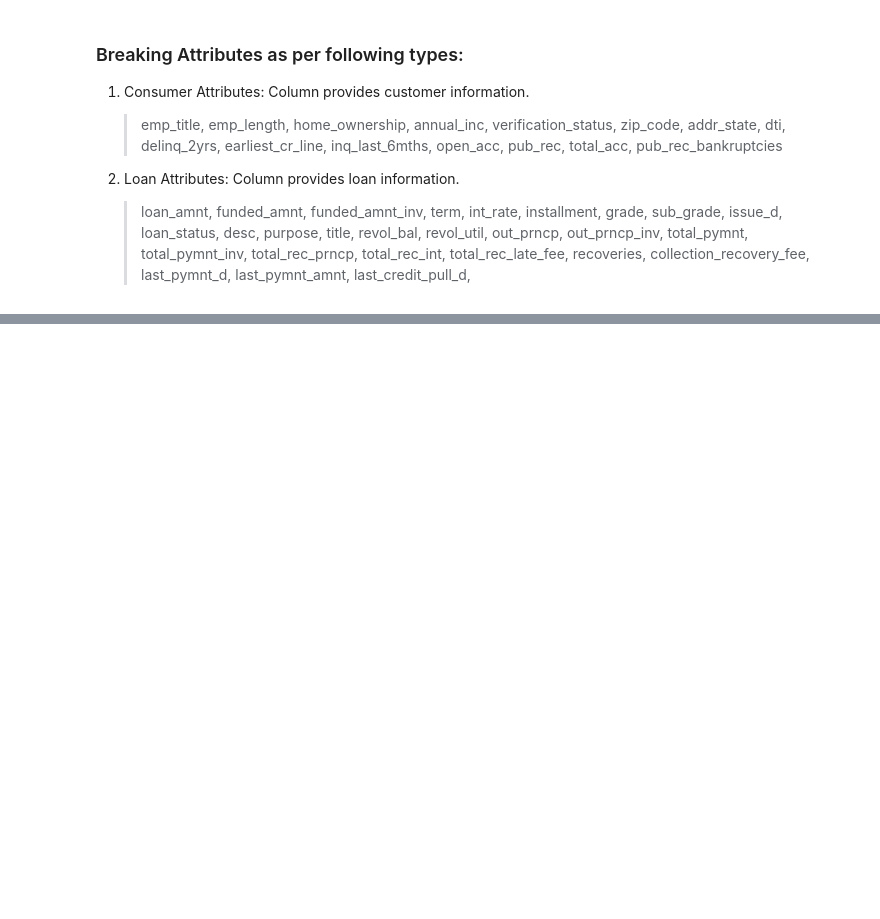
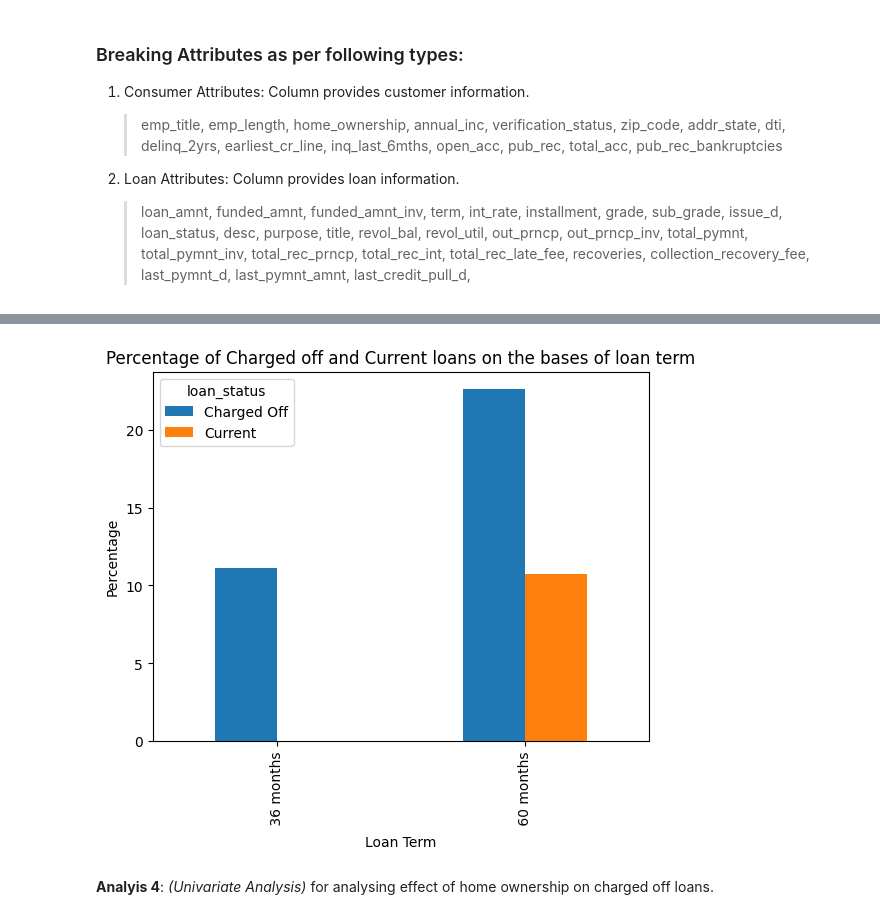
Before and after one commit to AshishTondon/LendingClubCaseStudy, a Jupyter notebook: lendling_club_analysis.ipynb, the cells around one changed output, grey strips where cells are left out. Saved outputs shown, nothing was run; the diff lists cells and outputs as text; code cells hidden in the pictures; blank space fills up the shorter version.

```diff
--- a/lendling_club_analysis.ipynb
+++ b/lendling_club_analysis.ipynb
@@ -252,0 +219,12 @@ plt.show()
+# %%
+pivotLoanTerm.loc[pivotLoanTerm.term != "All"].plot.bar(x="term")
+
+plt.xlabel("Loan Term")
+plt.ylabel("Percentage")
+plt.title("Percentage of Charged off and Current loans on the bases of loan term")
+
+plt.show()
+# %% [output]
+[figure, added]
+# %% [markdown]
+**Analyis 4**: *(Univariate Analysis)* for analysing effect of home ownership on charged off loans.
```
Also changed, not shown: parts of 39 cells of this notebook.
